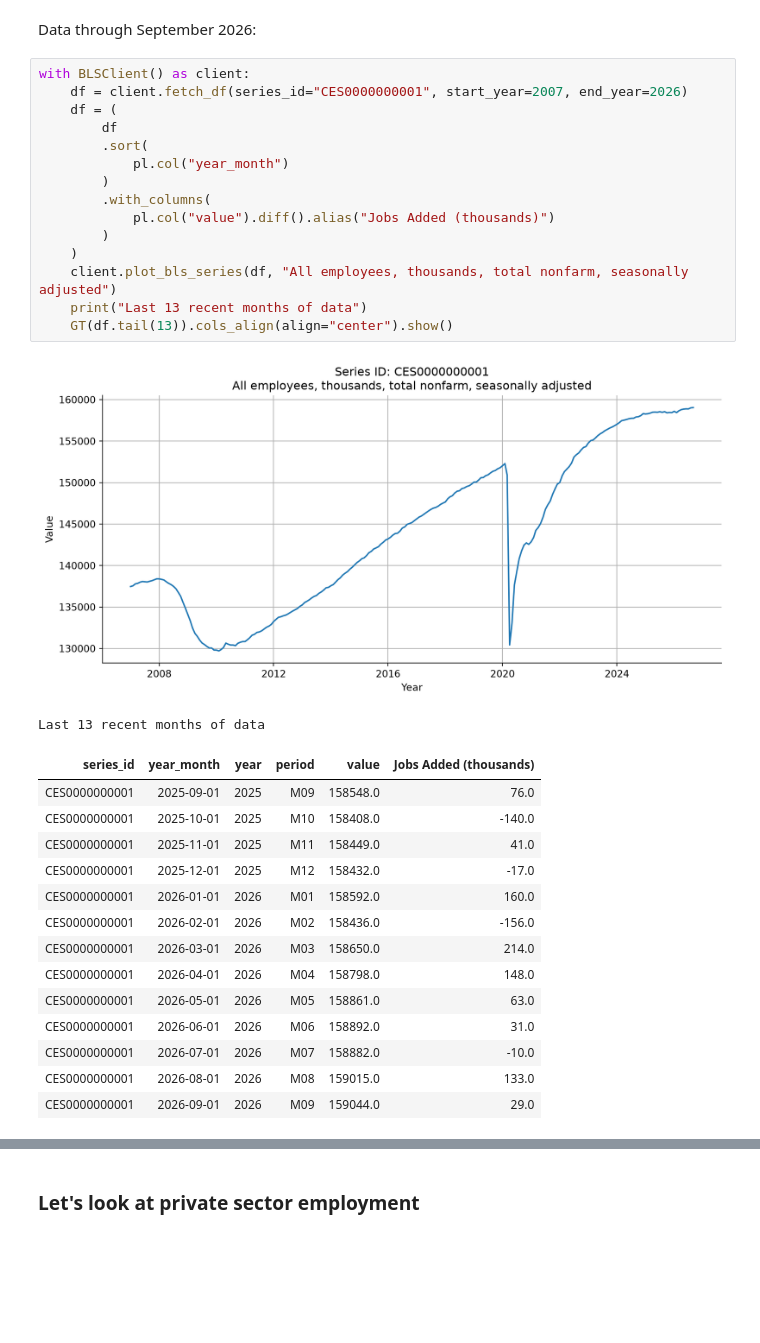
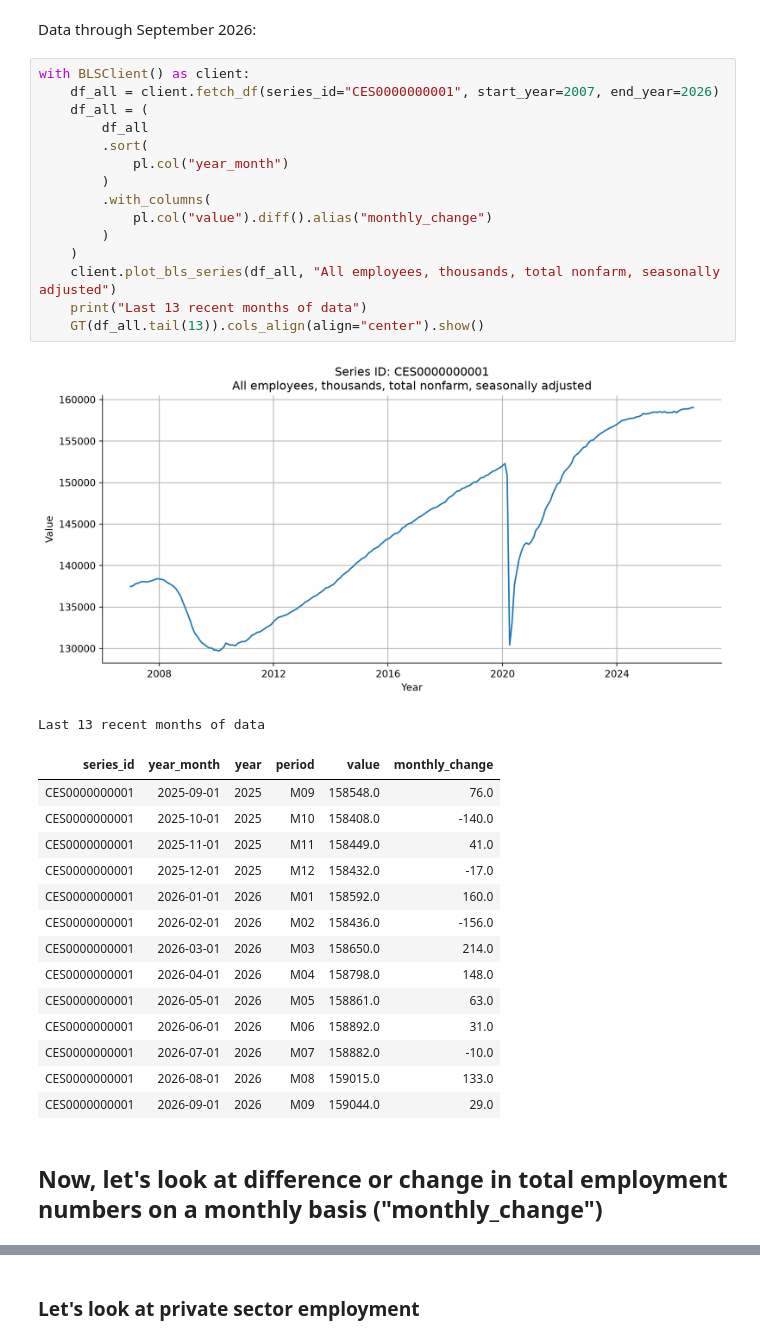
Before and after one commit to pybokeh/data-sets, a Jupyter notebook: bls/notebooks/index.ipynb, the cells around one changed output, grey strips where cells are left out. Saved outputs shown, nothing was run; the diff lists cells and outputs as text; blank space fills up the shorter version.

```diff
--- a/bls/notebooks/index.ipynb
+++ b/bls/notebooks/index.ipynb
@@ -29,23 +29,23 @@ pl.Config.set_tbl_rows(24);
 Data through September 2026:
 # %%
 with BLSClient() as client:
-    df = client.fetch_df(series_id="CES0000000001", start_year=2007, end_year=2026)
-    df = (
-        df
+    df_all = client.fetch_df(series_id="CES0000000001", start_year=2007, end_year=2026)
+    df_all = (
+        df_all
         .sort(
             pl.col("year_month")
         )
         .with_columns(
-            pl.col("value").diff().alias("Jobs Added (thousands)")
+            pl.col("value").diff().alias("monthly_change")
         )
     )
-    client.plot_bls_series(df, "All employees, thousands, total nonfarm, seasonally adjusted")
+    client.plot_bls_series(df_all, "All employees, thousands, total nonfarm, seasonally adjusted")
     print("Last 13 recent months of data")
-    GT(df.tail(13)).cols_align(align="center").show()
+    GT(df_all.tail(13)).cols_align(align="center").show()
 # %% [output]
 [figure]
 Last 13 recent months of data
-| series_id | year_month | year | period | value | Jobs Added (thousands) |
+| series_id | year_month | year | period | value | monthly_change |
 | CES0000000001 | 2025-09-01 | 2025 | M09 | 158548.0 | 76.0 |
 | CES0000000001 | 2025-10-01 | 2025 | M10 | 158408.0 | -140.0 |
 | CES0000000001 | 2025-11-01 | 2025 | M11 | 158449.0 | 41.0 |
@@ -59,3 +59,5 @@ Last 13 recent months of data
 | CES0000000001 | 2026-07-01 | 2026 | M07 | 158882.0 | -10.0 |
 | CES0000000001 | 2026-08-01 | 2026 | M08 | 159015.0 | 133.0 |
 | CES0000000001 | 2026-09-01 | 2026 | M09 | 159044.0 | 29.0 |
+# %% [markdown]
+## Now, let's look at difference or change in total employment numbers on a monthly basis ("monthly_change")
```
Also changed, not shown: parts of 27 cells of this notebook, 1 other file.
